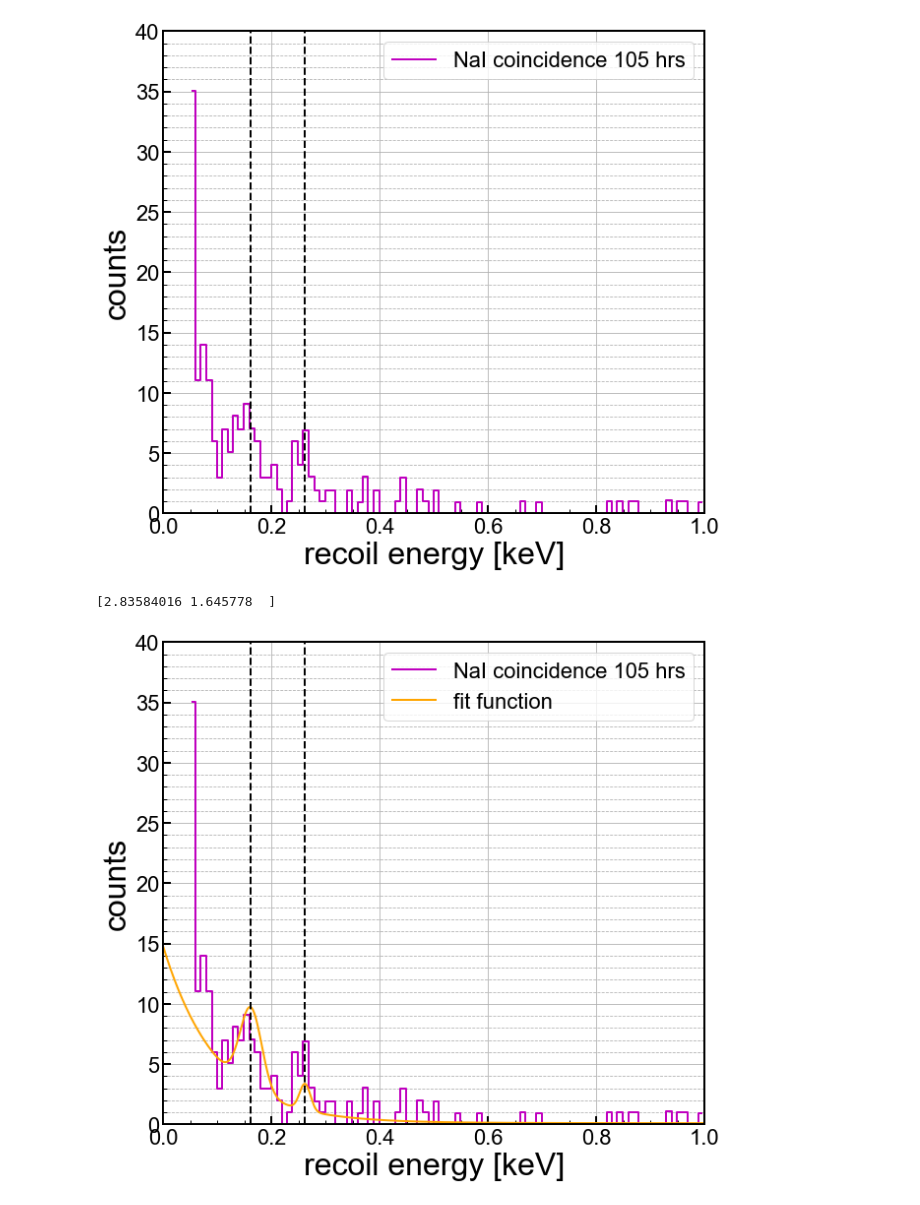
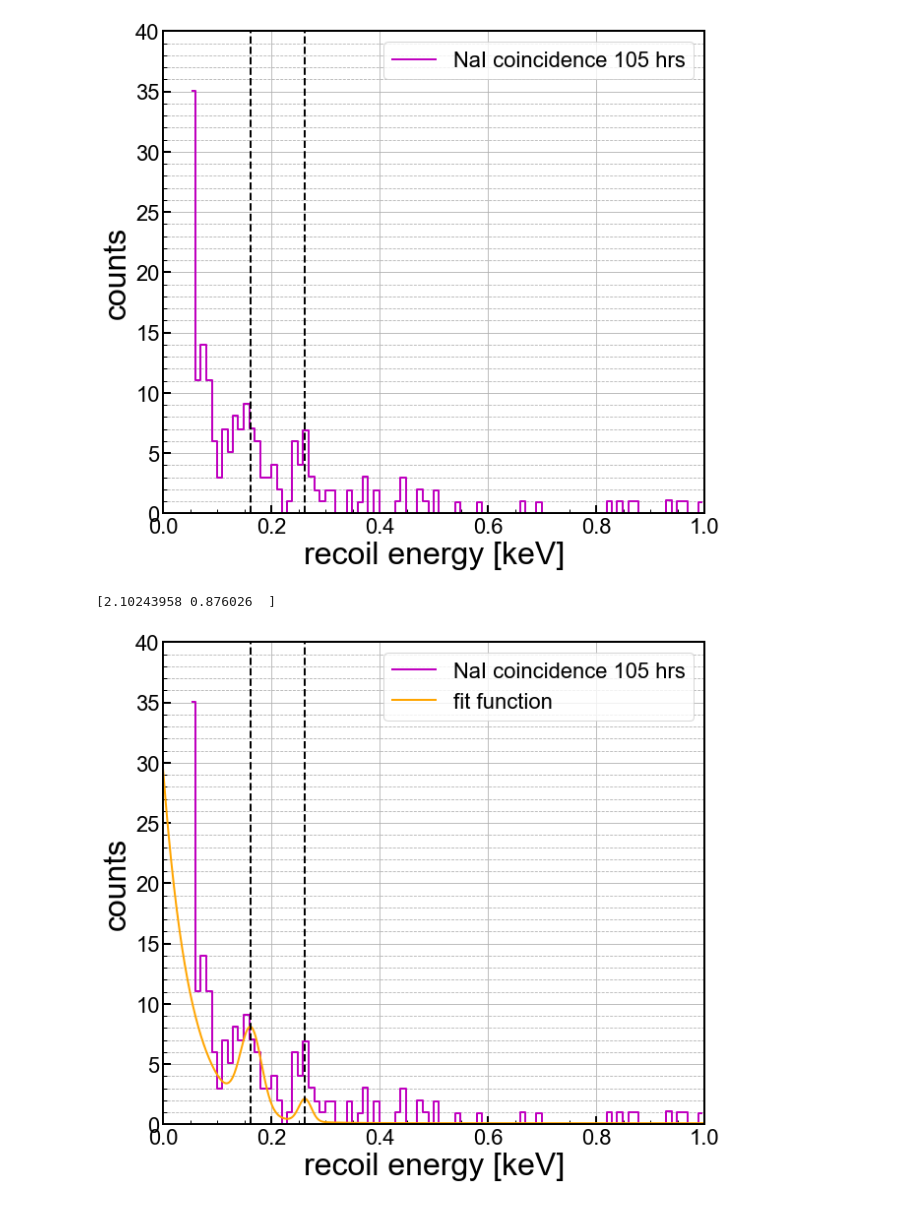
Before and after one commit to villano-lab/R76Analysis, a Jupyter notebook: coin_analysis/basic_coin_105hr.ipynb, the cells around one changed output. Saved outputs shown, nothing was run; the diff lists cells and outputs as text; code cells hidden in the pictures.

Commit message:
[ANV] added a parameter list to probability function

```diff
--- a/coin_analysis/basic_coin_105hr.ipynb
+++ b/coin_analysis/basic_coin_105hr.ipynb
@@ -173,8 +173,10 @@ plt.show()
 [figure]
 # %%
 
-def prob_func(E):
+param = [0.122,0.009,0.13,0.002,0.75,0.2]
+def prob_func(E,theta):
 
+  y1,f1,y2,f2,fexp,fg = theta
   #deltas for masses
   prob_Sn29Si = 8.47356
   prob_Sn30Si = 10.60924
@@ -192,32 +194,43 @@ def prob_func(E):
 
   prob_E30Si = (prob_Sn30Si**2/(2*prob_m30Si))*(1000)
 
-  Escale = 0.1 # 100 eV
+  Escale = 0.05 # 100 eV
   expdecay = (1/Escale)*np.exp(-(E/Escale))
 
-  w1 =0.02 #width of first gaussian
-  y1 = 0.122
+  #energy per charge pair in Si
+  eps=3.8 #eV/pair
+
+  #w1 =0.02 #width of first gaussian
+  #f1 = 0.009 #Fano factor of first gaussian
+  #y1 = 0.122
   mu1 = prob_E29Si*y1
+  w1 = np.sqrt(f1*(mu1/eps))
   g1 = (1/(w1*np.sqrt(2*np.pi)))*np.exp(-(E-mu1)**2/(2*w1**2))
 
-  w2 =0.01 #width of first gaussian
-  y2 = 0.13
+  #w2 =0.01 #width of first gaussian
+  #f2 = 0.002
+  #y2 = 0.13
   mu2 = prob_E30Si*y2
+  w2 = np.sqrt(f2*(mu2/eps))
   g2 = (1/(w2*np.sqrt(2*np.pi)))*np.exp(-(E-mu2)**2/(2*w2**2))
 
-  flat=0.05
+  #print(w1,w2)
+
+  #flat=0.01
+  flat = 1-fexp-fg
 
   #relprob of gammas
   p1=0.020846
   p2=0.003412
   psum=p1+p2
 
-  return 0.75*expdecay+0.2*((p1/psum)*g1+(p2/psum)*g2)+flat
+  #return 0.75*expdecay+0.2*((p1/psum)*g1+(p2/psum)*g2)+flat
+  return fexp*expdecay+fg*((p1/psum)*g1+(p2/psum)*g2)+flat
 
 a = np.asarray([0.1,0.2])
-print(prob_func(a))
+print(prob_func(a,param))
 # %% [output]
-[2.83584016 1.645778  ]
+[2.10243958 0.876026  ]
 # %%
 #set up a 1d plot
 fig,axes = plt.subplots(1,1,figsize=(9.0,8.0),sharex=True)
@@ -227,35 +240,35 @@ evec = np.linspace(0.0,1,num=1000)
 
 ax1.step(coinE,coinN, where='mid',color='m', linestyle='-', \
             label='NaI coincidence {} hrs'.format(105), linewidth=2)
-ax1.plot (evec, np.sum(coinN)*prob_func(evec)*0.01, color='orange',linestyle='-', label='fit function')
+ax1.plot (evec, np.sum(coinN)*prob_func(evec,param)*0.01, color='orange',linestyle='-', label='fit function')
 
 #ax1.plot(Eplot, 100*er_res(Eplot),color='b',label="$\sigma$ (n,p) (%)")
 
 
 ymin = 0
 ymax = 40
 
 
 ax1.set_yscale('linear')
 #ax1.set_yscale('log')
 ax1.set_xlim(0.0, 1)
 ax1.set_ylim(ymin,ymax)
 ax1.set_xlabel(r'recoil energy [keV]')
 ax1.set_ylabel('counts')
 ax1.grid(True)
 ax1.yaxis.grid(True,which='minor',linestyle='--')
 ax1.legend(loc=1,prop={'size':22})
 #ax1.legend(bbox_to_anchor=(1.04,1),borderaxespad=0,prop={'size':22})
 
 plt.axvline(x=E29Si*0.122,color='k',linestyle="--")
 plt.axvline(x=E30Si*0.13,color='k',linestyle="--")
 
 for axis in ['top','bottom','left','right']:
   ax1.spines[axis].set_linewidth(2)
 
 plt.tight_layout()
 #plt.savefig('paper_figures/hist.eps')
 #plt.savefig('paper_figures/hist.pdf')
 plt.show()
 # %% [output]
-[figure, old version]
+[figure, new version]
```
Also changed, not shown: parts of 2 cells of this notebook.
